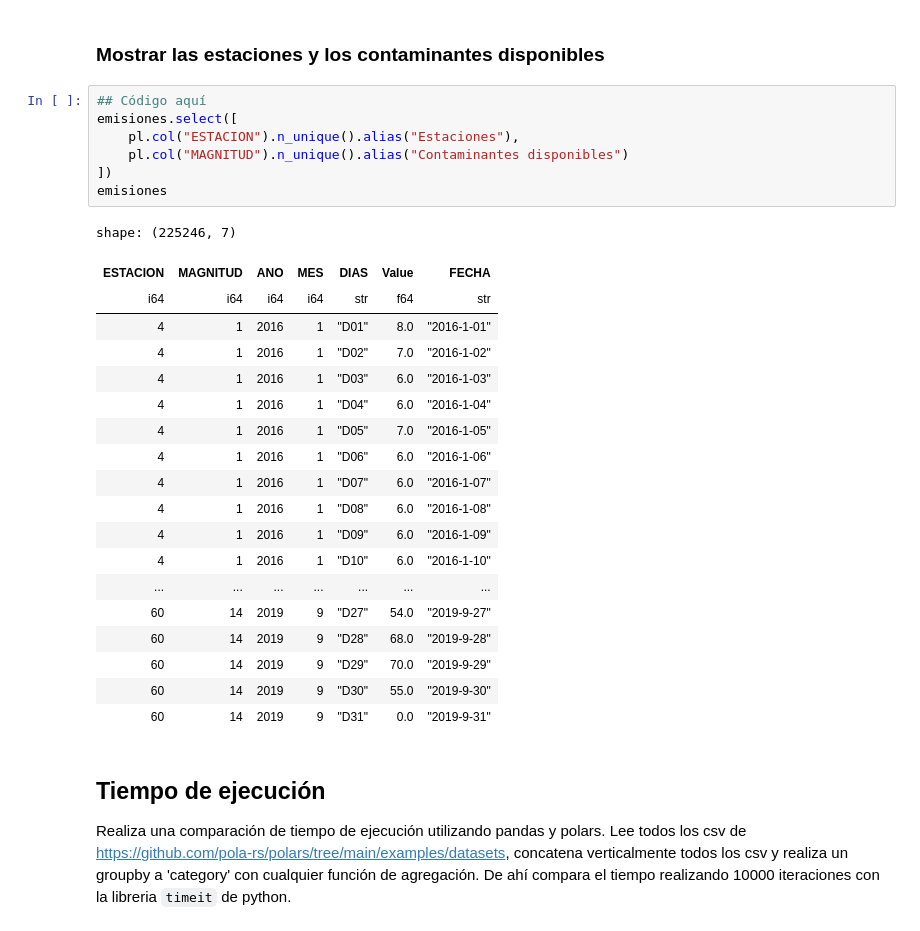
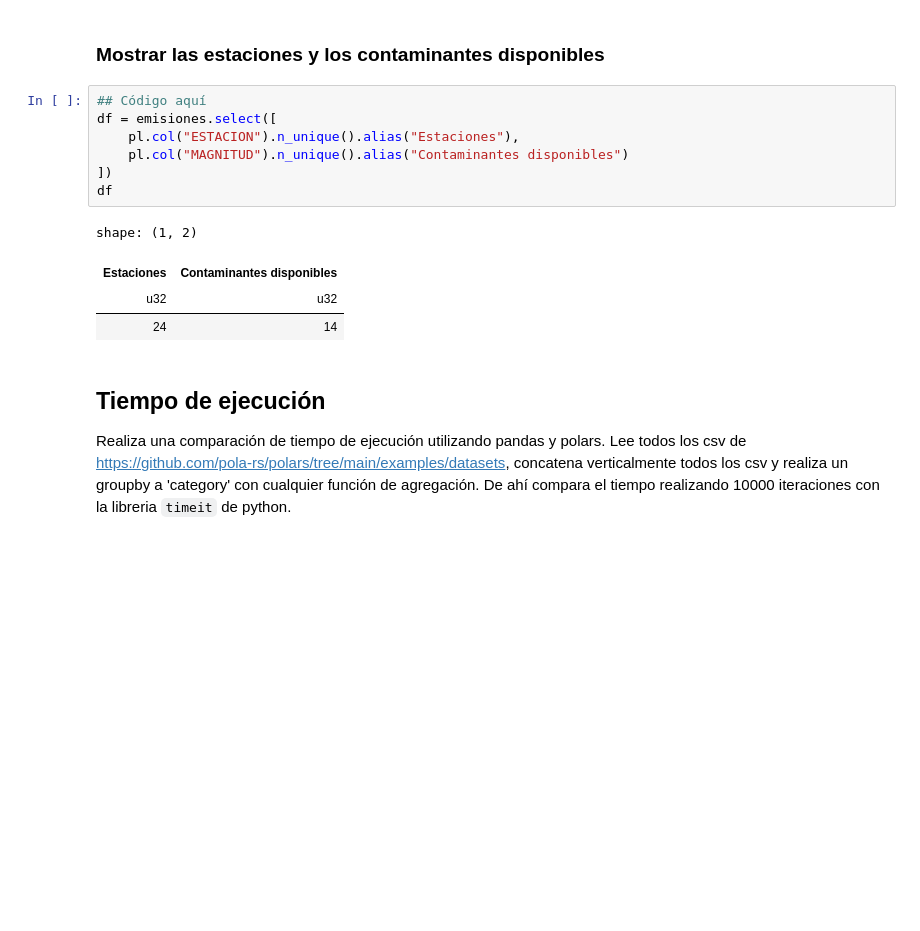
Before and after one commit to edusant000/polars, a Jupyter notebook: tareas/Mariana/04_polars_tarea_Mariana.ipynb, the cells around one changed output. Cells and saved outputs as stored; diff of their text form; blank space fills up the shorter version.

```diff
--- a/tareas/Mariana/04_polars_tarea_Mariana.ipynb
+++ b/tareas/Mariana/04_polars_tarea_Mariana.ipynb
@@ -201,31 +186,16 @@ shape: (225246, 7)
 ### Mostrar las estaciones y los contaminantes disponibles
 # %%
 ## Código aquí
-emisiones.select([
+df = emisiones.select([
     pl.col("ESTACION").n_unique().alias("Estaciones"),
     pl.col("MAGNITUD").n_unique().alias("Contaminantes disponibles")
 ])
-emisiones
+df
 # %% [output]
-shape: (225246, 7)
+shape: (1, 2)
-| ESTACION | MAGNITUD | ANO | MES | DIAS | Value | FECHA |
-| i64 | i64 | i64 | i64 | str | f64 | str |
-| 4 | 1 | 2016 | 1 | "D01" | 8.0 | "2016-1-01" |
-| 4 | 1 | 2016 | 1 | "D02" | 7.0 | "2016-1-02" |
-| 4 | 1 | 2016 | 1 | "D03" | 6.0 | "2016-1-03" |
-| 4 | 1 | 2016 | 1 | "D04" | 6.0 | "2016-1-04" |
-| 4 | 1 | 2016 | 1 | "D05" | 7.0 | "2016-1-05" |
-| 4 | 1 | 2016 | 1 | "D06" | 6.0 | "2016-1-06" |
-| 4 | 1 | 2016 | 1 | "D07" | 6.0 | "2016-1-07" |
-| 4 | 1 | 2016 | 1 | "D08" | 6.0 | "2016-1-08" |
-| 4 | 1 | 2016 | 1 | "D09" | 6.0 | "2016-1-09" |
-| 4 | 1 | 2016 | 1 | "D10" | 6.0 | "2016-1-10" |
-| ... | ... | ... | ... | ... | ... | ... |
-| 60 | 14 | 2019 | 9 | "D27" | 54.0 | "2019-9-27" |
-| 60 | 14 | 2019 | 9 | "D28" | 68.0 | "2019-9-28" |
-| 60 | 14 | 2019 | 9 | "D29" | 70.0 | "2019-9-29" |
-| 60 | 14 | 2019 | 9 | "D30" | 55.0 | "2019-9-30" |
-| 60 | 14 | 2019 | 9 | "D31" | 0.0 | "2019-9-31" |
+| Estaciones | Contaminantes disponibles |
+| u32 | u32 |
+| 24 | 14 |
 # %% [markdown]
 ## Tiempo de ejecución
 Realiza una comparación de tiempo de ejecución utilizando pandas y polars. Lee todos los csv de https://github.com/pola-rs/polars/tree/main/examples/datasets, concatena verticalmente todos los csv y realiza un groupby a 'category' con cualquier función de agregación. De ahí compara el tiempo realizando 10000 iteraciones con la libreria `timeit` de python.
```
Also changed, not shown: parts of 4 cells of this notebook.
